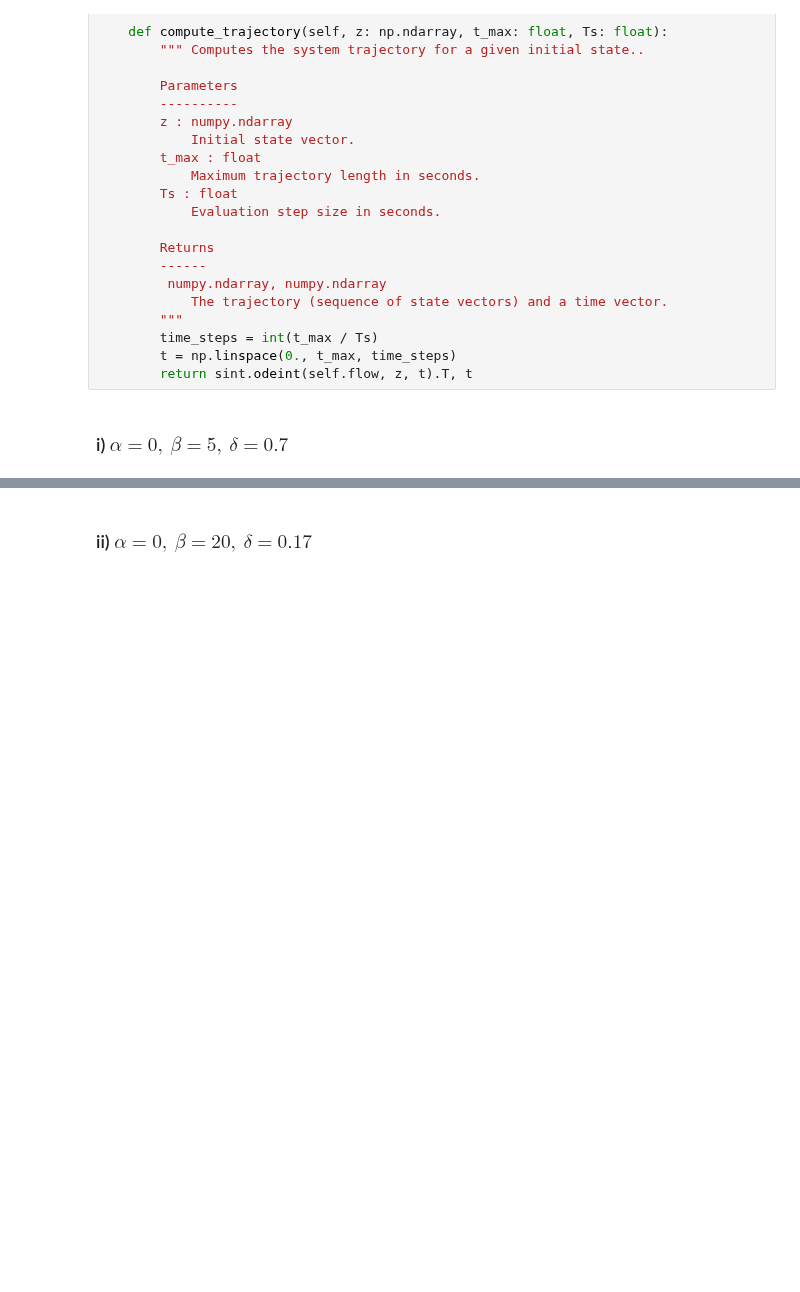
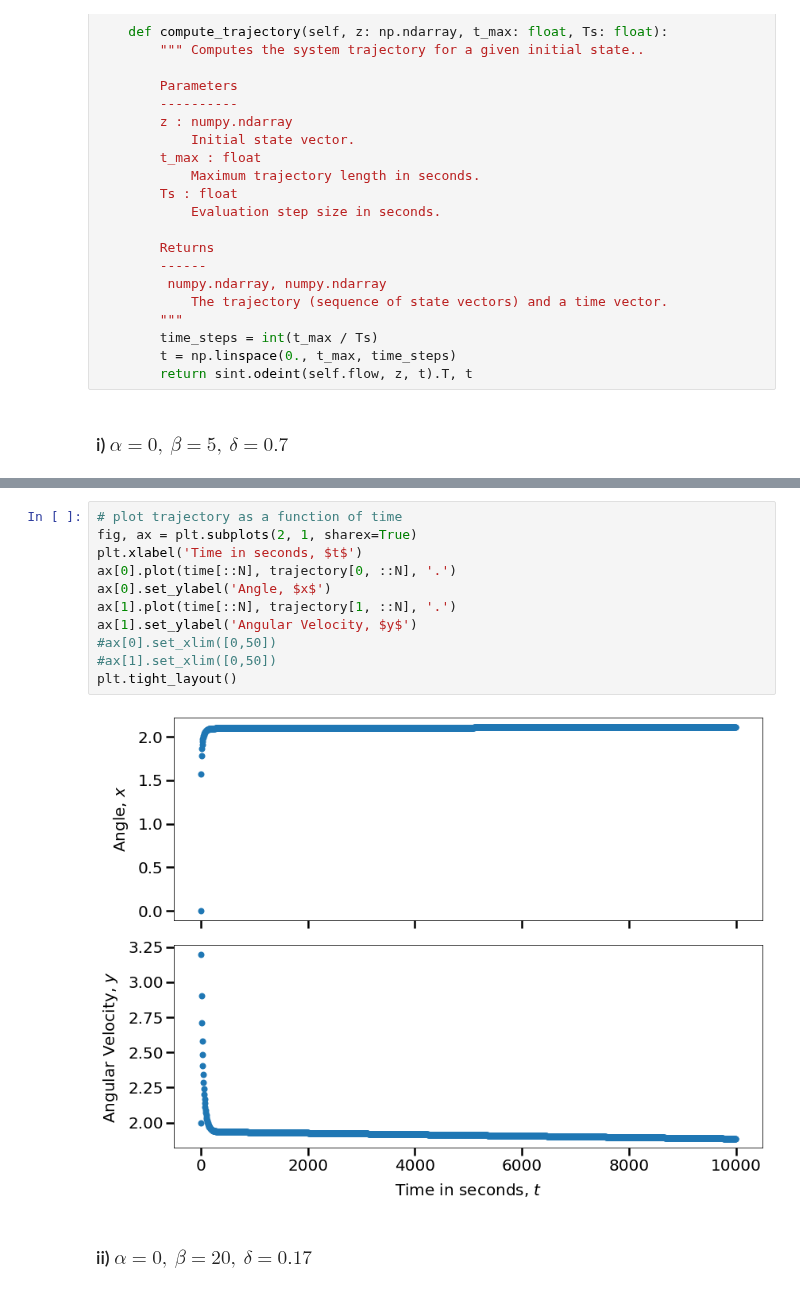
Before and after one commit to FelixSto/NSP_Assignments, a Jupyter notebook: notebooks/assignments/3-2-Sophie.ipynb, the cells around one changed output, grey strips where cells are left out. Drawn from its saved outputs; the diff is of its cells as text; blank space fills up the shorter version.

```diff
--- a/notebooks/assignments/3-2-Sophie.ipynb
+++ b/notebooks/assignments/3-2-Sophie.ipynb
@@ -124,3 +123,16 @@ plt.tight_layout()
+# %%
+# plot trajectory as a function of time
+fig, ax = plt.subplots(2, 1, sharex=True)
+plt.xlabel('Time in seconds, $t$')
+ax[0].plot(time[::N], trajectory[0, ::N], '.')
+ax[0].set_ylabel('Angle, $x$')
+ax[1].plot(time[::N], trajectory[1, ::N], '.')
+ax[1].set_ylabel('Angular Velocity, $y$')
+#ax[0].set_xlim([0,50])
+#ax[1].set_xlim([0,50])
+plt.tight_layout()
+# %% [output]
+[figure, added]
 # %% [markdown]
 ### ii) $\alpha=0, ~ \beta=20,~ \delta = 0.17$
 # %%
```
Also changed, not shown: parts of 5 cells of this notebook, 1 other file.
